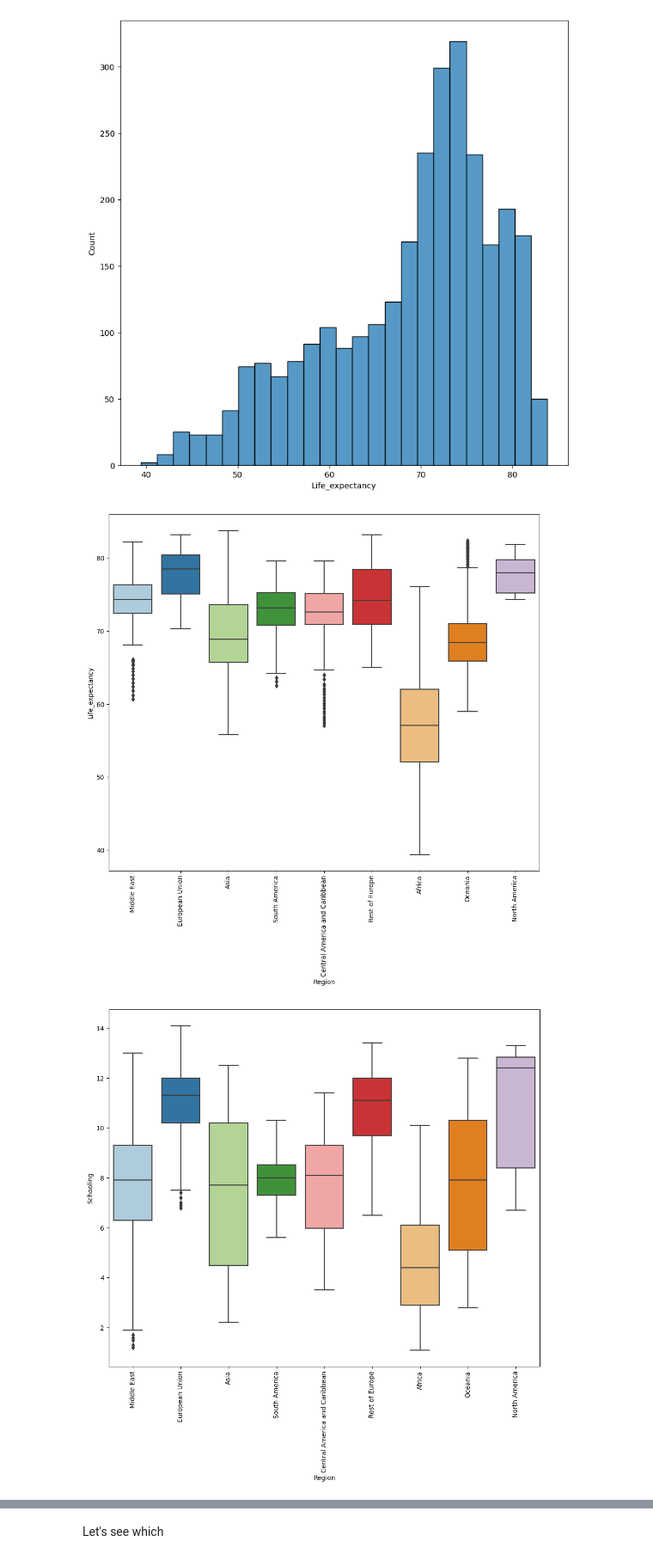
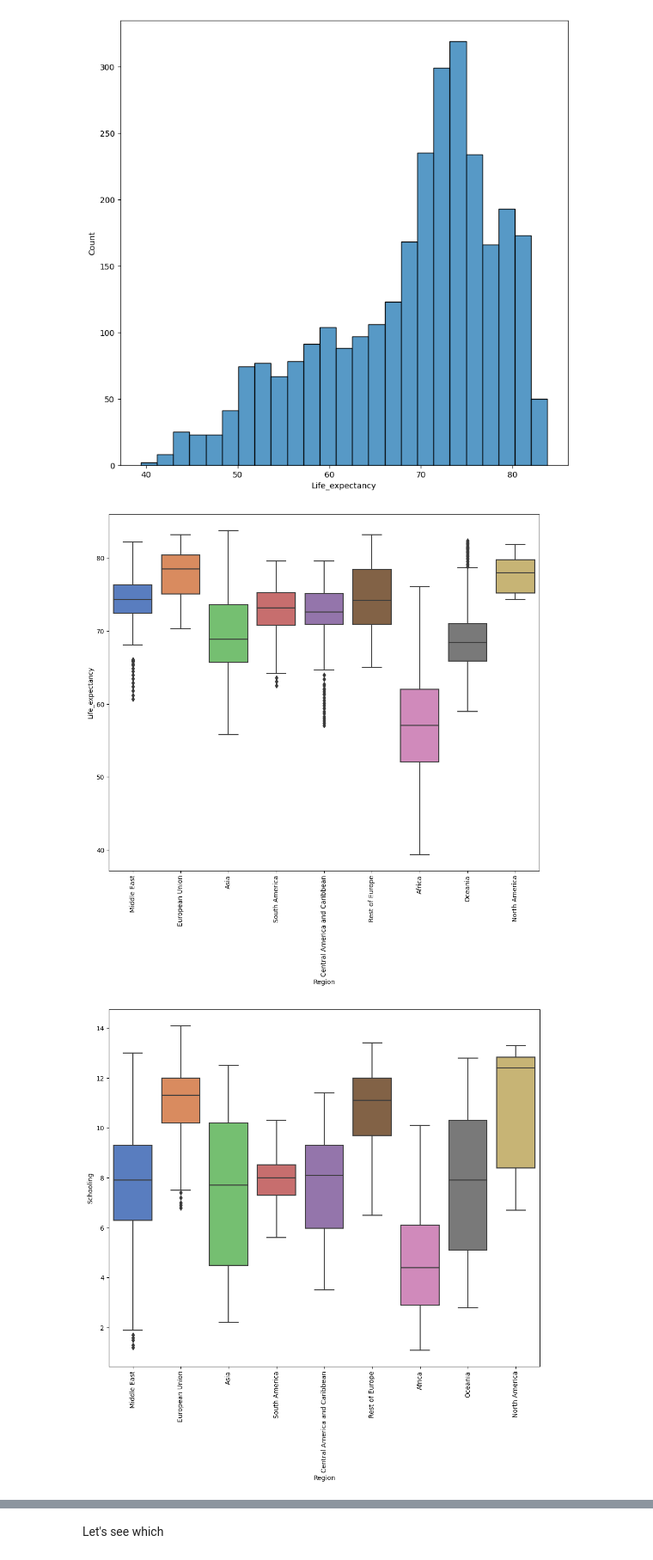
Before and after one commit to johnpospisil/who-life-expectancy-predictor, a Jupyter notebook: who-life-expectancy-prediction.ipynb, the cells around one changed output, grey strips where cells are left out. Shown at 86% size. Saved outputs shown, nothing was run; the diff lists cells and outputs as text; code cells hidden in the pictures.

```diff
--- a/who-life-expectancy-prediction.ipynb
+++ b/who-life-expectancy-prediction.ipynb
@@ -115,15 +138,15 @@ sns.histplot(x='Life_expectancy', data=df);
 [figure]
 # %%
 plt.figure(figsize=(12, 10))
-sns.boxplot(x=df['Region'], y=df['Life_expectancy'], data=df, palette='Paired')
+sns.boxplot(x=df['Region'], y=df['Life_expectancy'], data=df, palette='muted')
 plt.xticks(rotation=90);
 # %% [output]
-[figure, old version]
+[figure, new version]
 # %%
 plt.figure(figsize=(12, 10))
-sns.boxplot(x=df['Region'], y=df['Schooling'], data=df, palette='Paired')
+sns.boxplot(x=df['Region'], y=df['Schooling'], data=df, palette='muted')
 plt.xticks(rotation=90);
 # %% [output]
-[figure, old version]
+[figure, new version]
 # %%
 plt.figure(figsize=(10, 8))
```
Also changed, not shown: parts of 13 cells of this notebook.
